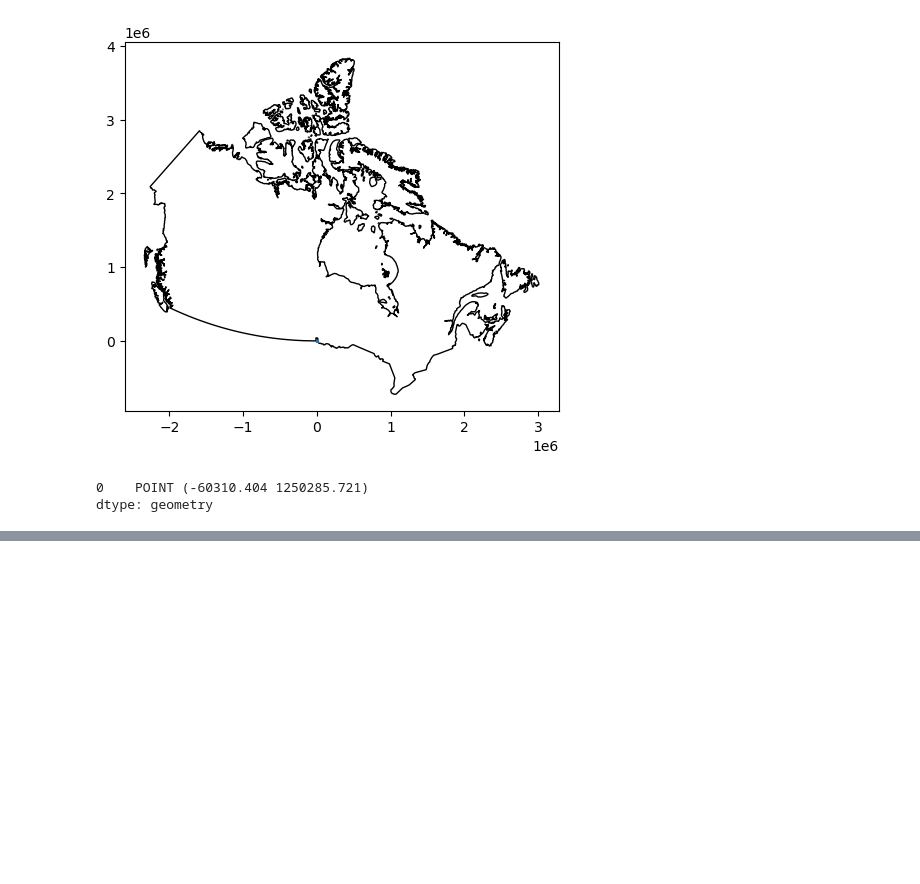
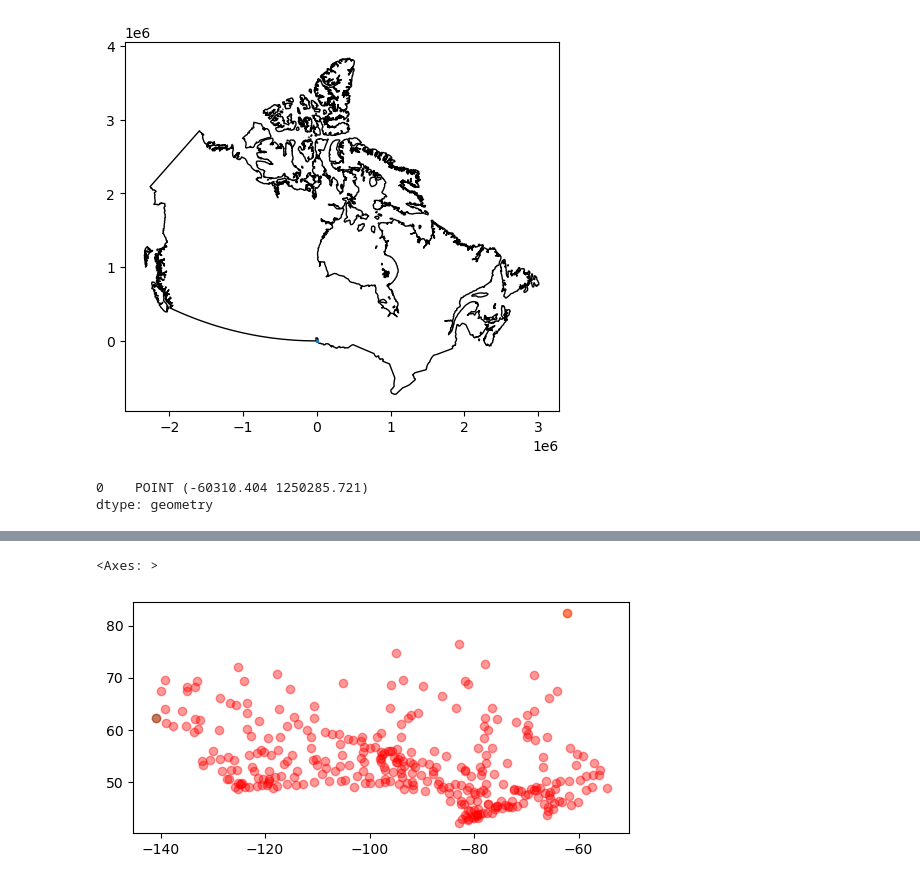
Before and after one commit to CarolinaPUCP/canadaprepro, a Jupyter notebook: CANADA_2.ipynb, the cells around one changed output, grey strips where cells are left out. Drawn from its saved outputs; the diff is of its cells as text; code cells hidden in the pictures; blank space fills up the shorter version.

```diff
--- a/CANADA_2.ipynb
+++ b/CANADA_2.ipynb
@@ -159,8 +159,8 @@ Datum: North American Datum 1983
 import pandas as pd
 import os
 
-info_a= pd.read_csv(os.path.join("data", "canada_a2.csv"), encoding='latin1')
-info_a
+info_avion= pd.read_csv(os.path.join("data", "canada_a2.csv"), encoding='latin1')
+info_avion
 # %% [output]
 |  | id | ident | type | name | latitude_deg | longitude_deg | elevation_ft | continent | ... |
 | 0 | #meta +id | #meta +code | #loc +airport +type | #loc +airport +name | #geo +lat | #geo +lon | #geo +elevation +ft | #region +continent +code | ... |
@@ -296,0 +319,13 @@ ValueError: aspect must be finite and positive
+# %%
+canada_AirTopLeft=a[a.kind=='medium_airport'].cx[:centroidX,centroidY:]
+canada_AirTopRight=a[a.kind=='medium_airport'].cx[centroidX:,centroidY:]
+canada_AirBottomLeft=a[a.kind=='medium_airport'].cx[:centroidX,:centroidY]
+canada_AirBottomRight=a[a.kind=='medium_airport'].cx[centroidX:,:centroidY]
+# %%
+base=canada_AirTopLeft.plot(facecolor='grey', alpha=0.4)
+canada_AirTopRight.plot(ax=base,facecolor='orange', alpha=0.4)
+canada_AirBottomLeft.plot(ax=base,facecolor='green', alpha=0.4)
+canada_AirBottomRight.plot(ax=base,facecolor='red', alpha=0.4)
+# %% [output]
+<Axes: >
+[figure, added]
```
Also changed, not shown: parts of 8 cells of this notebook.
